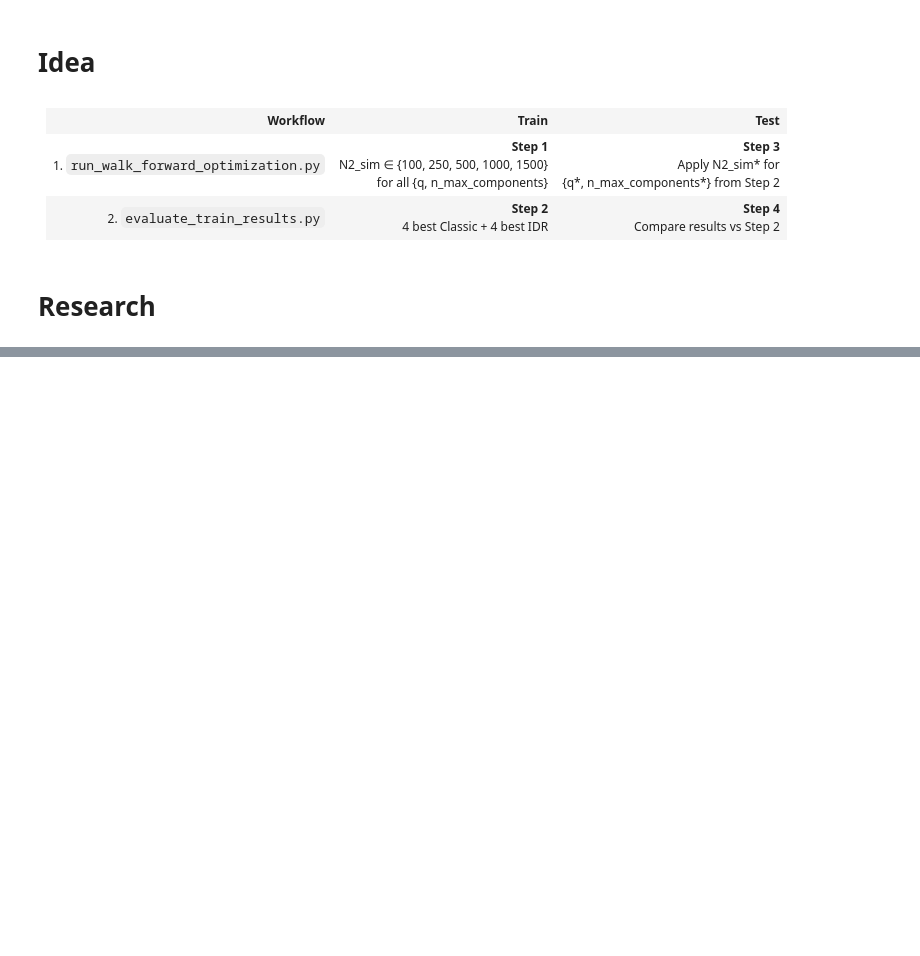
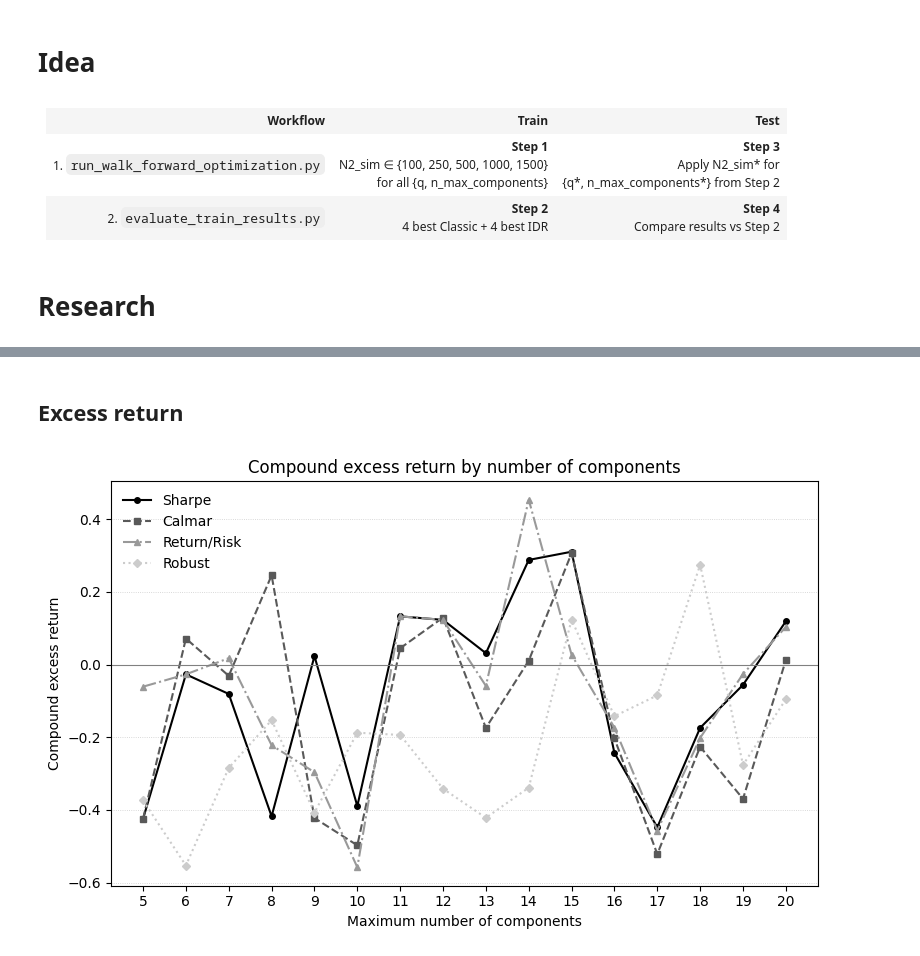
Before and after one commit to iNANOV/MPF_Dev, a Jupyter notebook: notebooks/research_for_article_3.ipynb, the cells around one changed output, grey strips where cells are left out. Drawn from its saved outputs; the diff is of its cells as text; code cells hidden in the pictures; blank space fills up the shorter version.

```diff
--- a/notebooks/research_for_article_3.ipynb
+++ b/notebooks/research_for_article_3.ipynb
@@ -1633,0 +2834,15 @@ Saved: article_mean_reversion_momentum_M_weighted.pdf
+# %% [markdown]
+## Excess return
+# %%
+# Final decision; to use 1000 sim; convergence
+
+df_train_1000_mr = pd.read_csv("../results/wf_mean_reversion_cal6_move12_test12_ncomp5-20_20260908_070059_e6c330fed31e.csv")
+
+df_train_1000_mm = pd.read_csv("../results/wf_momentum_cal6_move12_test12_ncomp5-20_20260915_154100_ba035fc972cc.csv")
+# %%
+compound_train_1000_mr = plot_compound_excess_return(
+    df_train_1000_mr,
+    filename="compound_excess_return_train_1000_mr.pdf"
+)
+# %% [output]
+[figure, added]
```
Also changed, not shown: parts of 38 cells of this notebook, 3 other files.
